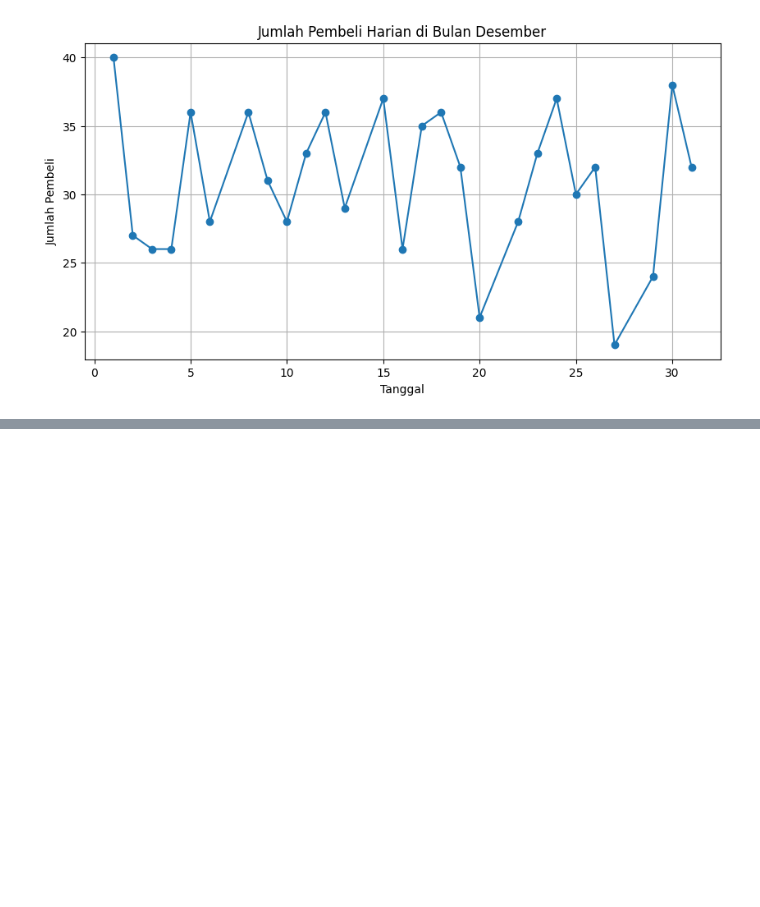
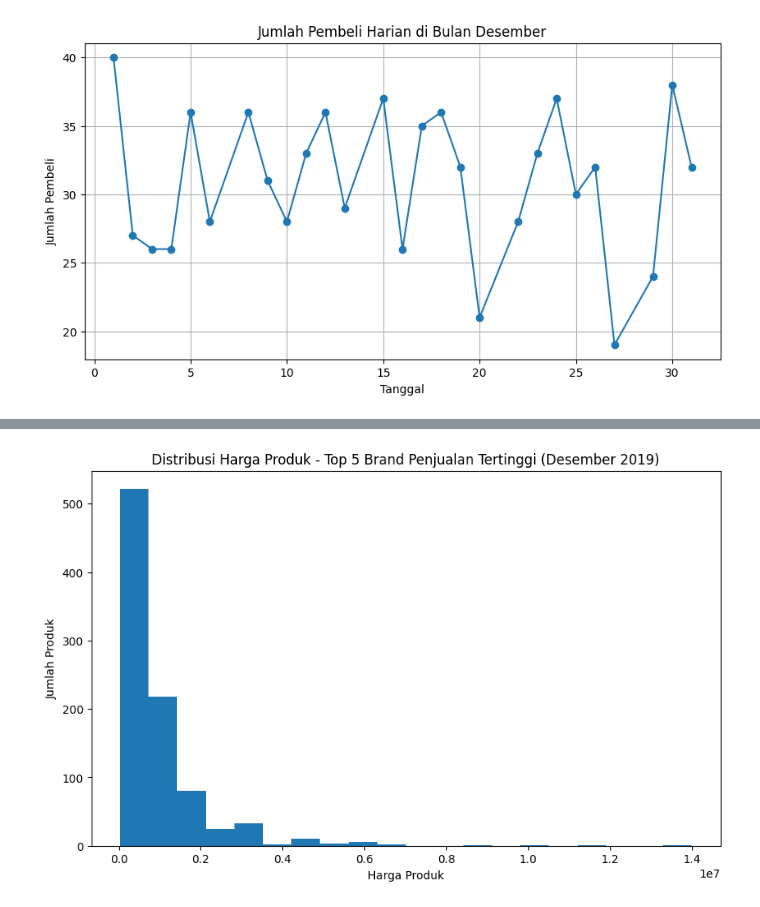
Before and after one commit to amosmrbn/Project-1, a Jupyter notebook: MiniProject_G.211.21.0076.ipynb, the cells around one changed output, grey strips where cells are left out. Drawn from its saved outputs; the diff is of its cells as text; code cells hidden in the pictures; blank space fills up the shorter version.

```diff
--- a/MiniProject_G.211.21.0076.ipynb
+++ b/MiniProject_G.211.21.0076.ipynb
@@ -151,0 +136,22 @@ KeyError: ignored
+# %%
+# Mengambil data produk dari top 5 brand penjualan tertinggi
+data_top5_brand_products = df[df['brand'].isin(data_top5brand_dec['brand'])]
+
+# Menghitung median harga produk untuk tiap product_id
+median_prices = data_top5_brand_products.groupby('product_id')['item_price'].median()
+
+# Mengatur ukuran figure
+plt.figure(figsize=(10, 6))
+
+# Membuat histogram
+plt.hist(median_prices, bins=20)
+
+# Memberikan judul dan label pada sumbu-sumbu
+plt.title('Distribusi Harga Produk - Top 5 Brand Penjualan Tertinggi (Desember 2019)')
+plt.xlabel('Harga Produk')
+plt.ylabel('Jumlah Produk')
+
+# Menampilkan histogram
+plt.show()
+# %% [output]
+[figure, added]
```
Also changed, not shown: parts of 9 cells of this notebook.
